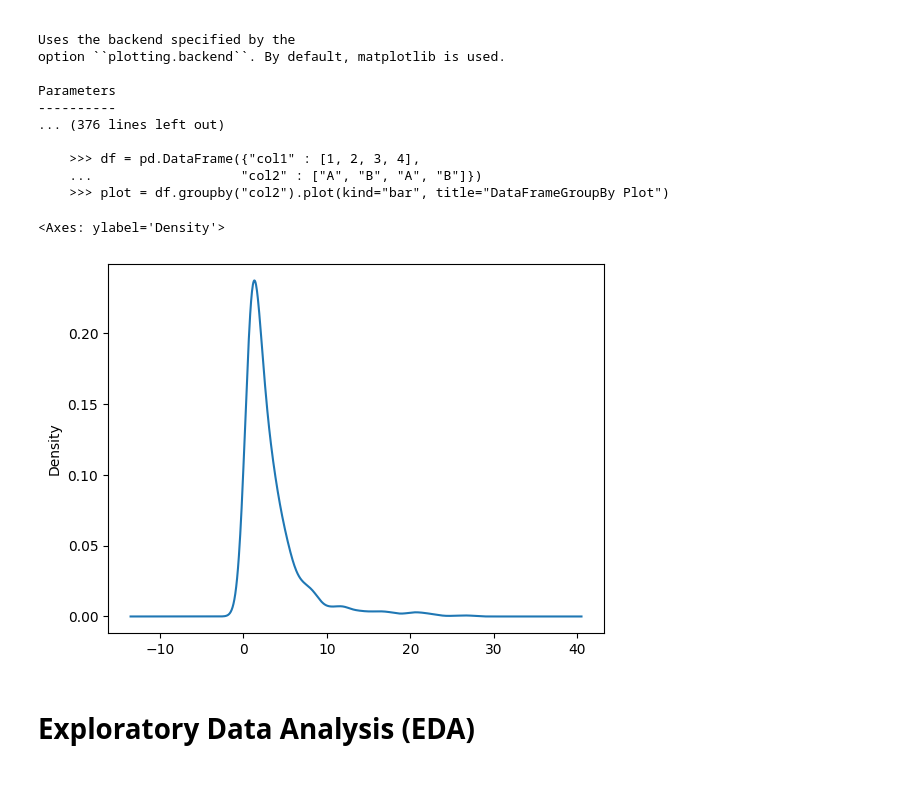
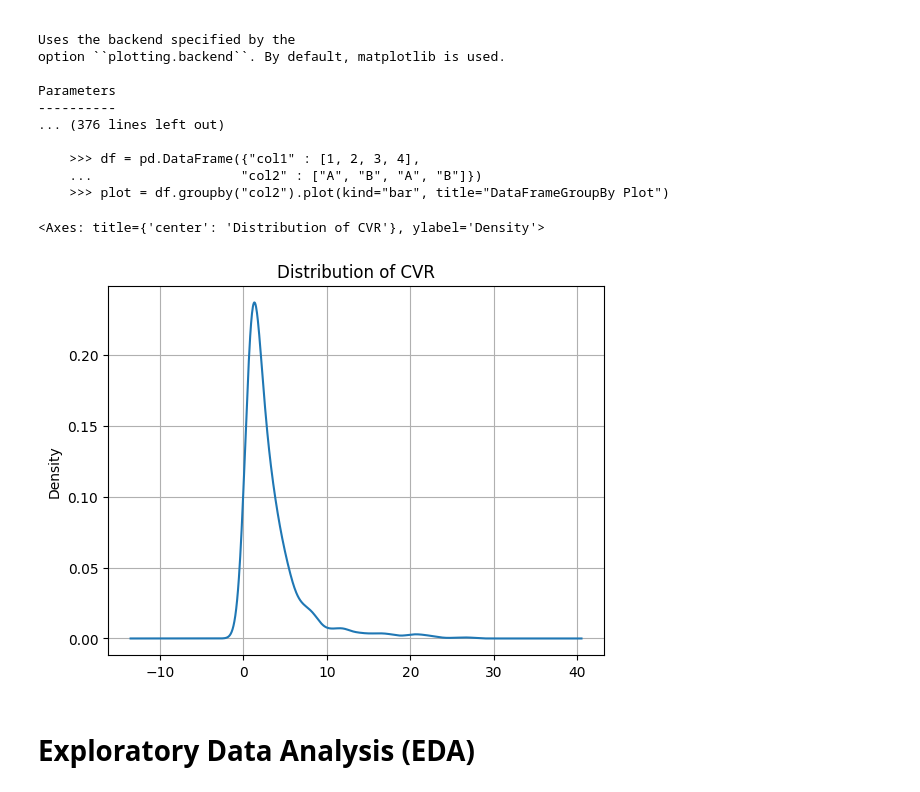
Before and after one commit to mcikalmerdeka/Predict-Customer-Personality-to-Boost-Marketing-Campaign-by-Using-Machine-Learning, a Jupyter notebook: Customer Personality Prediction Code.ipynb, the cells around one changed output. Saved outputs shown, nothing was run; the diff lists cells and outputs as text; code cells hidden in the pictures.

```diff
--- a/Customer Personality Prediction Code.ipynb
+++ b/Customer Personality Prediction Code.ipynb
@@ -544,10 +544,10 @@ Parameters
     ...                   "col2" : ["A", "B", "A", "B"]})
     >>> plot = df.groupby("col2").plot(kind="bar", title="DataFrameGroupBy Plot")
 # %%
-df_filtered_outliers['CVR'].plot(kind='kde')
+df_filtered_outliers['CVR'].plot(kind='kde', grid=True, title='Distribution of CVR')
 # %% [output]
-<Axes: ylabel='Density'>
+<Axes: title={'center': 'Distribution of CVR'}, ylabel='Density'>
-[figure, old version]
+[figure, new version]
 # %% [markdown]
 # **Exploratory Data Analysis (EDA)**
 # %%
```
Also changed, not shown: parts of 17 cells of this notebook.
